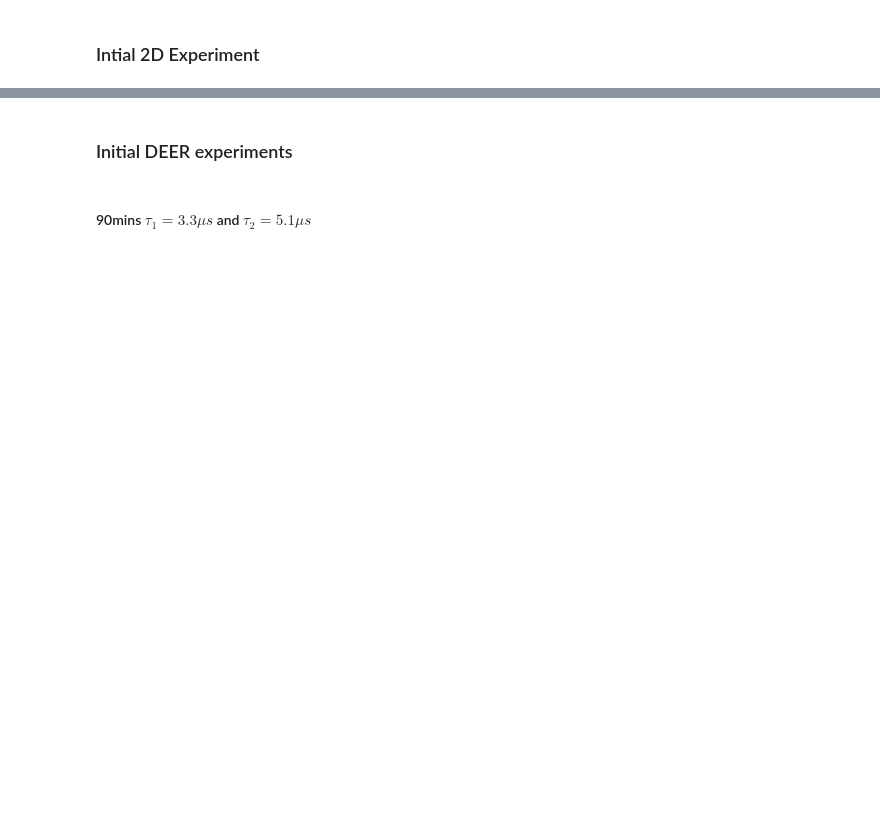
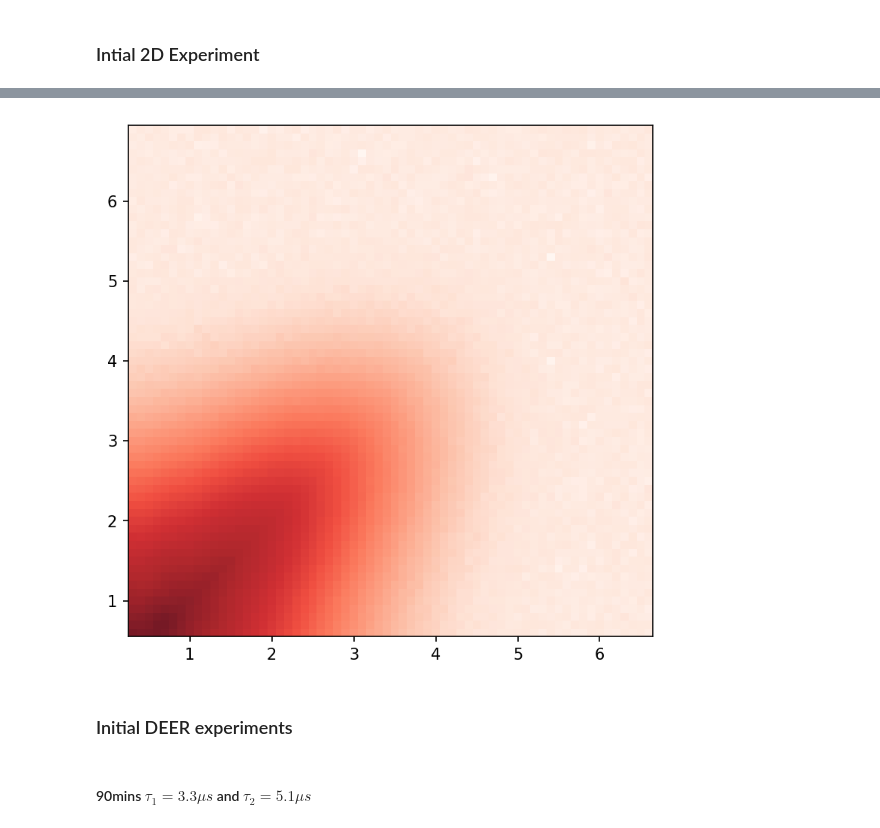
Before and after one commit to JeschkeLab/autoDEER, a Jupyter notebook: Jupyter Notebooks/Deerlab.ipynb, the cells around one changed output, grey strips where cells are left out. Drawn from its saved outputs; the diff is of its cells as text; code cells hidden in the pictures; blank space fills up the shorter version.

```diff
--- a/Jupyter Notebooks/Deerlab.ipynb
+++ b/Jupyter Notebooks/Deerlab.ipynb
@@ -23,3 +24,12 @@ print('4Pulse times:',exp.time_4p)
+# %%
+fig = plt.figure(figsize=(6,6),dpi=150)
+axs = fig.subplots(1,1)
+grid_norm = colors.PowerNorm(gamma=0.5)
+cmap = cm.get_cmap(name='Reds', lut=None)
+data = exp.data.T
+im  = axs.pcolormesh(exp.time[0],exp.time[1],np.real(data),shading='auto',alpha=0.9,cmap=cmap,zorder = 0, norm=grid_norm)
+# %% [output]
+[figure, added]
 # %% [markdown]
 ### Initial DEER experiments
 # %% [markdown]
```
Also changed, not shown: parts of 35 cells of this notebook, 1 other file.
